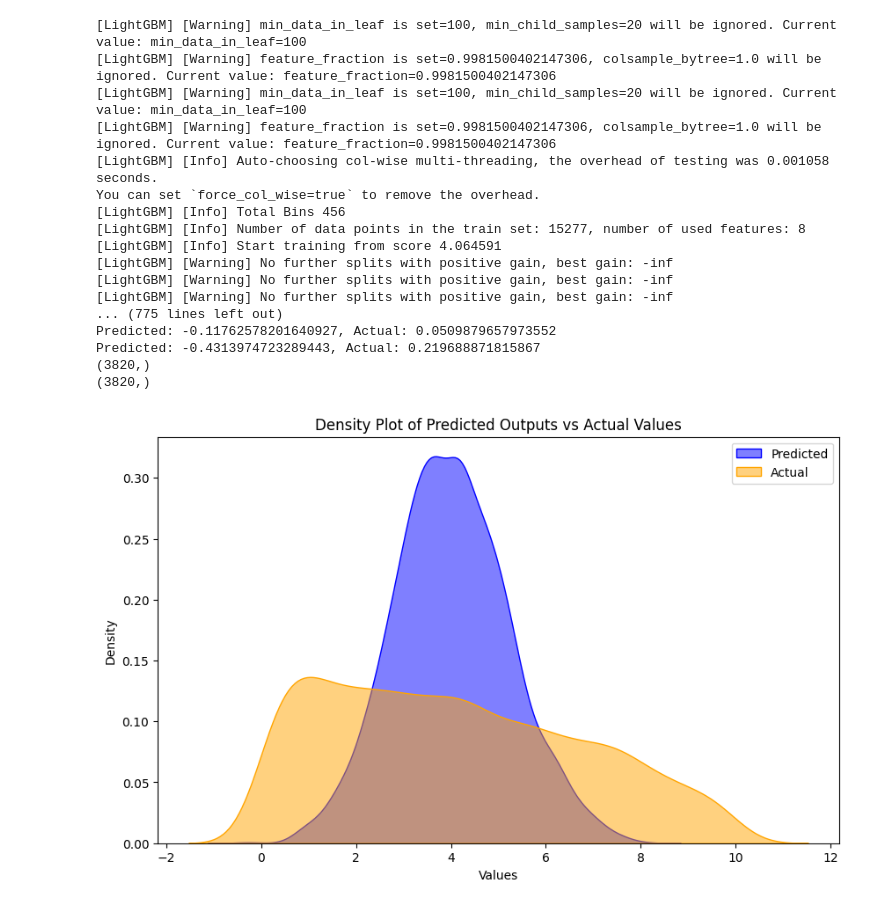
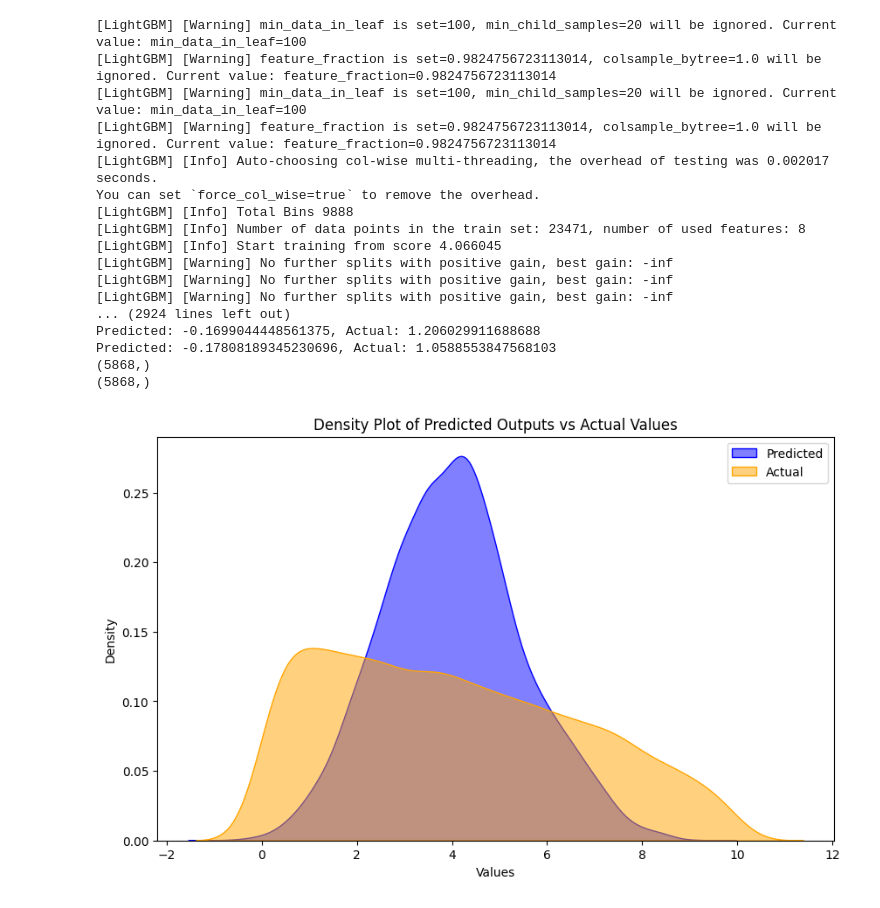
Before and after one commit to laiarodrigo/PIC-STELLARATOR, a Jupyter notebook: data_analysis/non_probabilistic_model/plot.ipynb, the cells around one changed output. Drawn from its saved outputs; the diff is of its cells as text; code cells hidden in the pictures.

```diff
--- a/data_analysis/non_probabilistic_model/plot.ipynb
+++ b/data_analysis/non_probabilistic_model/plot.ipynb
@@ -26,14 +26,14 @@ from sklearn.metrics import mean_squared_error, mean_absolute_error, r2_score
 
 best_params_manual = {
     "boosting_type": "dart",
-    "max_depth": 26,
-    "num_leaves": 254,
+    "max_depth": 35,
+    "num_leaves": 449,
     "min_data_in_leaf": 100,
-    "feature_fraction": 0.9981500402147306,
-    "learning_rate": 0.10433405411031996,
-    "num_iterations": 773,
+    "feature_fraction": 0.9824756723113014,
+    "learning_rate": 0.24479713555351562,
+    "num_iterations": 2917,
     "data_sample_strategy": "bagging",
-    "max_bins": 57
+    "max_bins": 1236
 }
 
 # Create and train the LightGBM model with the manually defined best parameters
@@ -63,42 +63,46 @@ df_actual = pd.DataFrame({
     "Type": "Actual"
 })
 
 import matplotlib.pyplot as plt
 import seaborn as sns
 
 for i in range(len(predictions)):
     if predictions[i] < 0:
         print(f"Predicted: {predictions[i]}, Actual: {test_target_no_outliers.iloc[i]}")
 
 # Combine and plot
 #df_combined = pd.concat([df_predictions, df_actual])
 print(predictions.shape)
 print(test_target_no_outliers.shape)
 
 plt.figure(figsize=(10, 6))
 sns.kdeplot(predictions, fill=True, color="blue", alpha=0.5, label="Predicted")
 sns.kdeplot(test_target_no_outliers, fill=True, color="orange", alpha=0.5, label="Actual")
 plt.title('Density Plot of Predicted Outputs vs Actual Values')
 plt.xlabel('Values')
 plt.ylabel('Density')
 plt.legend()
 plt.show()
+
+lgb.plot_importance(model, max_num_features=10)
+plt.title('Feature Importance')
+plt.show()
 # %% [output]
 [LightGBM] [Warning] min_data_in_leaf is set=100, min_child_samples=20 will be ignored. Current value: min_data_in_leaf=100
-[LightGBM] [Warning] feature_fraction is set=0.9981500402147306, colsample_bytree=1.0 will be ignored. Current value: feature_fraction=0.9981500402147306
+[LightGBM] [Warning] feature_fraction is set=0.9824756723113014, colsample_bytree=1.0 will be ignored. Current value: feature_fraction=0.9824756723113014
 [LightGBM] [Warning] min_data_in_leaf is set=100, min_child_samples=20 will be ignored. Current value: min_data_in_leaf=100
-[LightGBM] [Warning] feature_fraction is set=0.9981500402147306, colsample_bytree=1.0 will be ignored. Current value: feature_fraction=0.9981500402147306
-[LightGBM] [Info] Auto-choosing col-wise multi-threading, the overhead of testing was 0.001058 seconds.
+[LightGBM] [Warning] feature_fraction is set=0.9824756723113014, colsample_bytree=1.0 will be ignored. Current value: feature_fraction=0.9824756723113014
+[LightGBM] [Info] Auto-choosing col-wise multi-threading, the overhead of testing was 0.002017 seconds.
 You can set `force_col_wise=true` to remove the overhead.
-[LightGBM] [Info] Total Bins 456
-[LightGBM] [Info] Number of data points in the train set: 15277, number of used features: 8
-[LightGBM] [Info] Start training from score 4.064591
+[LightGBM] [Info] Total Bins 9888
+[LightGBM] [Info] Number of data points in the train set: 23471, number of used features: 8
+[LightGBM] [Info] Start training from score 4.066045
 [LightGBM] [Warning] No further splits with positive gain, best gain: -inf
 [LightGBM] [Warning] No further splits with positive gain, best gain: -inf
 [LightGBM] [Warning] No further splits with positive gain, best gain: -inf
-... (775 lines left out)
-Predicted: -0.11762578201640927, Actual: 0.0509879657973552
-Predicted: -0.4313974723289443, Actual: 0.219688871815867
-(3820,)
-(3820,)
+... (2924 lines left out)
+Predicted: -0.1699044448561375, Actual: 1.206029911688688
+Predicted: -0.17808189345230696, Actual: 1.0588553847568103
+(5868,)
+(5868,)
-[figure, old version]
+[figure, new version]
```
Also changed, not shown: parts of 7 cells of this notebook, 10 other files.
